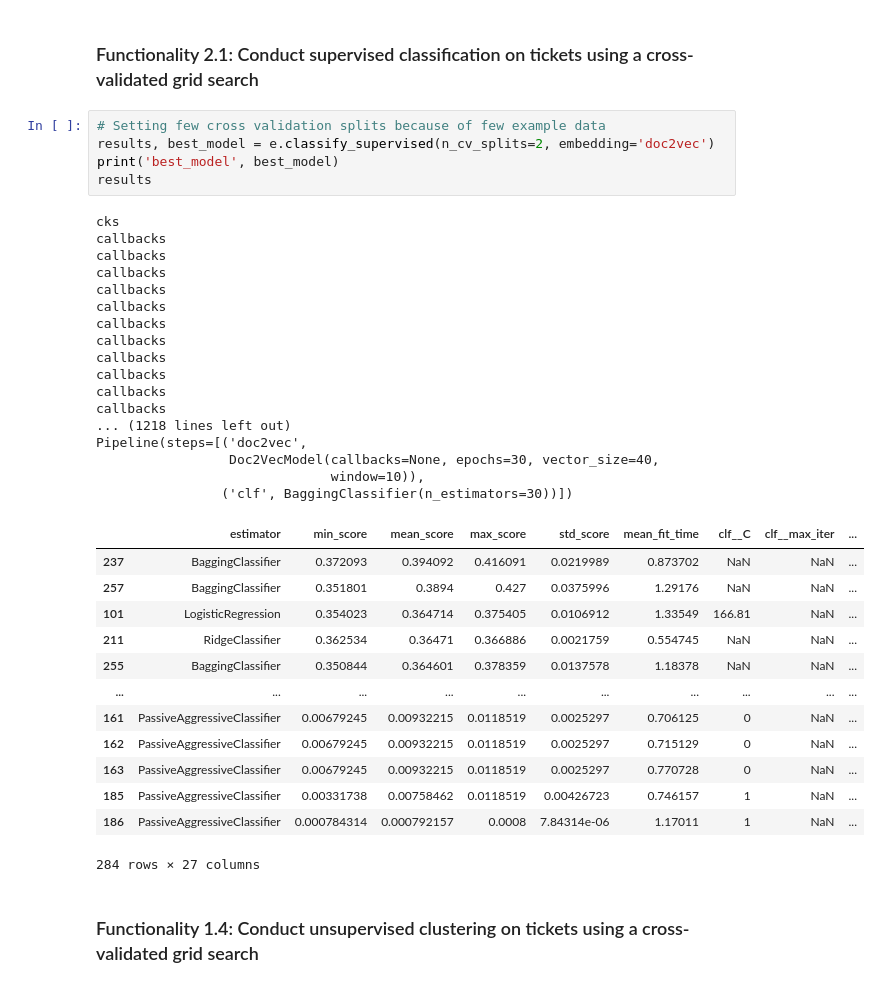
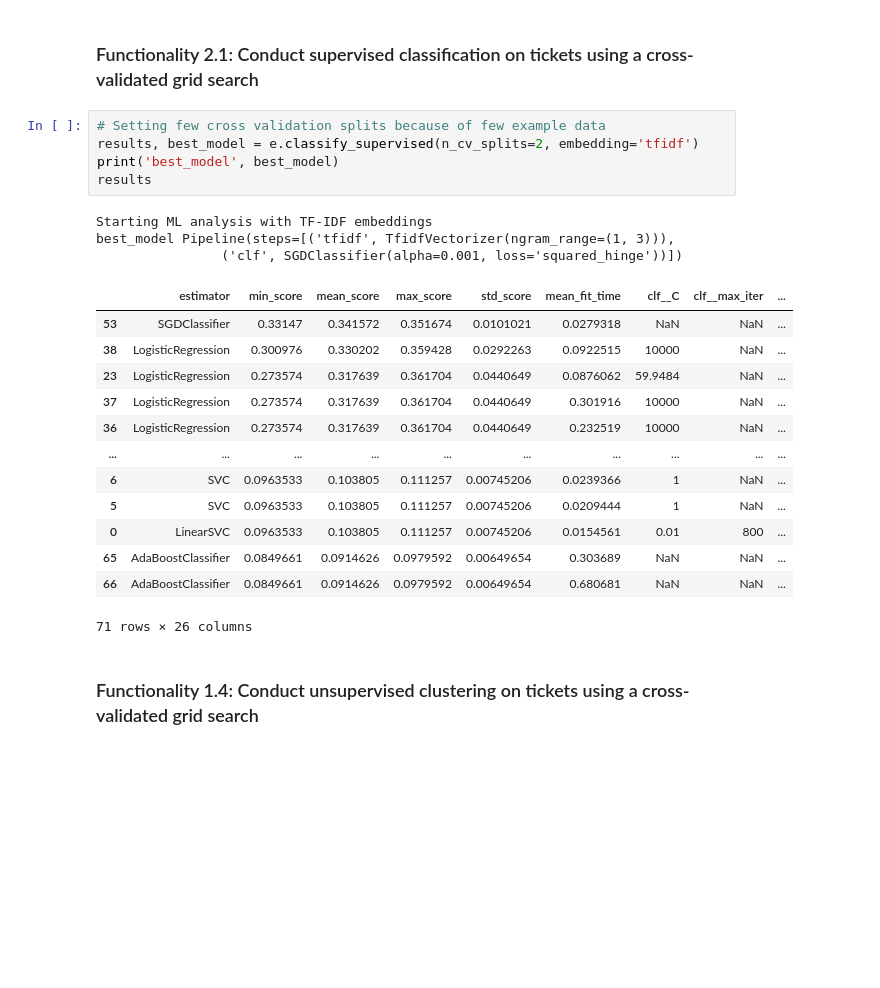
Before and after one commit to sandialabs/pvOps, a Jupyter notebook: examples/tutorial_textmodule.ipynb, the cells around one changed output. Drawn from its saved outputs; the diff is of its cells as text; blank space fills up the shorter version.

```diff
--- a/examples/tutorial_textmodule.ipynb
+++ b/examples/tutorial_textmodule.ipynb
@@ -251,40 +257,26 @@ plt.show()
 ### Functionality 2.1: Conduct supervised classification on tickets using a cross-validated grid search
 # %%
 # Setting few cross validation splits because of few example data
-results, best_model = e.classify_supervised(n_cv_splits=2, embedding='doc2vec')
+results, best_model = e.classify_supervised(n_cv_splits=2, embedding='tfidf')
 print('best_model', best_model)
 results
 # %% [output]
-cks
-callbacks
-callbacks
-callbacks
-callbacks
-callbacks
-callbacks
-callbacks
-callbacks
-callbacks
-callbacks
-callbacks
-... (1218 lines left out)
-Pipeline(steps=[('doc2vec',
-                 Doc2VecModel(callbacks=None, epochs=30, vector_size=40,
-                              window=10)),
-                ('clf', BaggingClassifier(n_estimators=30))])
+Starting ML analysis with TF-IDF embeddings
+best_model Pipeline(steps=[('tfidf', TfidfVectorizer(ngram_range=(1, 3))),
+                ('clf', SGDClassifier(alpha=0.001, loss='squared_hinge'))])
 |  | estimator | min_score | mean_score | max_score | std_score | mean_fit_time | clf__C | clf__max_iter | ... |
-| 237 | BaggingClassifier | 0.372093 | 0.394092 | 0.416091 | 0.0219989 | 0.873702 | NaN | NaN | ... |
-| 257 | BaggingClassifier | 0.351801 | 0.3894 | 0.427 | 0.0375996 | 1.29176 | NaN | NaN | ... |
-| 101 | LogisticRegression | 0.354023 | 0.364714 | 0.375405 | 0.0106912 | 1.33549 | 166.81 | NaN | ... |
-| 211 | RidgeClassifier | 0.362534 | 0.36471 | 0.366886 | 0.0021759 | 0.554745 | NaN | NaN | ... |
-| 255 | BaggingClassifier | 0.350844 | 0.364601 | 0.378359 | 0.0137578 | 1.18378 | NaN | NaN | ... |
+| 53 | SGDClassifier | 0.33147 | 0.341572 | 0.351674 | 0.0101021 | 0.0279318 | NaN | NaN | ... |
+| 38 | LogisticRegression | 0.300976 | 0.330202 | 0.359428 | 0.0292263 | 0.0922515 | 10000 | NaN | ... |
+| 23 | LogisticRegression | 0.273574 | 0.317639 | 0.361704 | 0.0440649 | 0.0876062 | 59.9484 | NaN | ... |
+| 37 | LogisticRegression | 0.273574 | 0.317639 | 0.361704 | 0.0440649 | 0.301916 | 10000 | NaN | ... |
+| 36 | LogisticRegression | 0.273574 | 0.317639 | 0.361704 | 0.0440649 | 0.232519 | 10000 | NaN | ... |
 | ... | ... | ... | ... | ... | ... | ... | ... | ... | ... |
-| 161 | PassiveAggressiveClassifier | 0.00679245 | 0.00932215 | 0.0118519 | 0.0025297 | 0.706125 | 0 | NaN | ... |
-| 162 | PassiveAggressiveClassifier | 0.00679245 | 0.00932215 | 0.0118519 | 0.0025297 | 0.715129 | 0 | NaN | ... |
-| 163 | PassiveAggressiveClassifier | 0.00679245 | 0.00932215 | 0.0118519 | 0.0025297 | 0.770728 | 0 | NaN | ... |
-| 185 | PassiveAggressiveClassifier | 0.00331738 | 0.00758462 | 0.0118519 | 0.00426723 | 0.746157 | 1 | NaN | ... |
-| 186 | PassiveAggressiveClassifier | 0.000784314 | 0.000792157 | 0.0008 | 7.84314e-06 | 1.17011 | 1 | NaN | ... |
+| 6 | SVC | 0.0963533 | 0.103805 | 0.111257 | 0.00745206 | 0.0239366 | 1 | NaN | ... |
+| 5 | SVC | 0.0963533 | 0.103805 | 0.111257 | 0.00745206 | 0.0209444 | 1 | NaN | ... |
+| 0 | LinearSVC | 0.0963533 | 0.103805 | 0.111257 | 0.00745206 | 0.0154561 | 0.01 | 800 | ... |
+| 65 | AdaBoostClassifier | 0.0849661 | 0.0914626 | 0.0979592 | 0.00649654 | 0.303689 | NaN | NaN | ... |
+| 66 | AdaBoostClassifier | 0.0849661 | 0.0914626 | 0.0979592 | 0.00649654 | 0.680681 | NaN | NaN | ... |
-284 rows × 27 columns
+71 rows × 26 columns
 # %% [markdown]
 ### Functionality 1.4: Conduct unsupervised clustering  on tickets using a cross-validated grid search
 # %%
```
Also changed, not shown: parts of 16 cells of this notebook, 2 other files.
